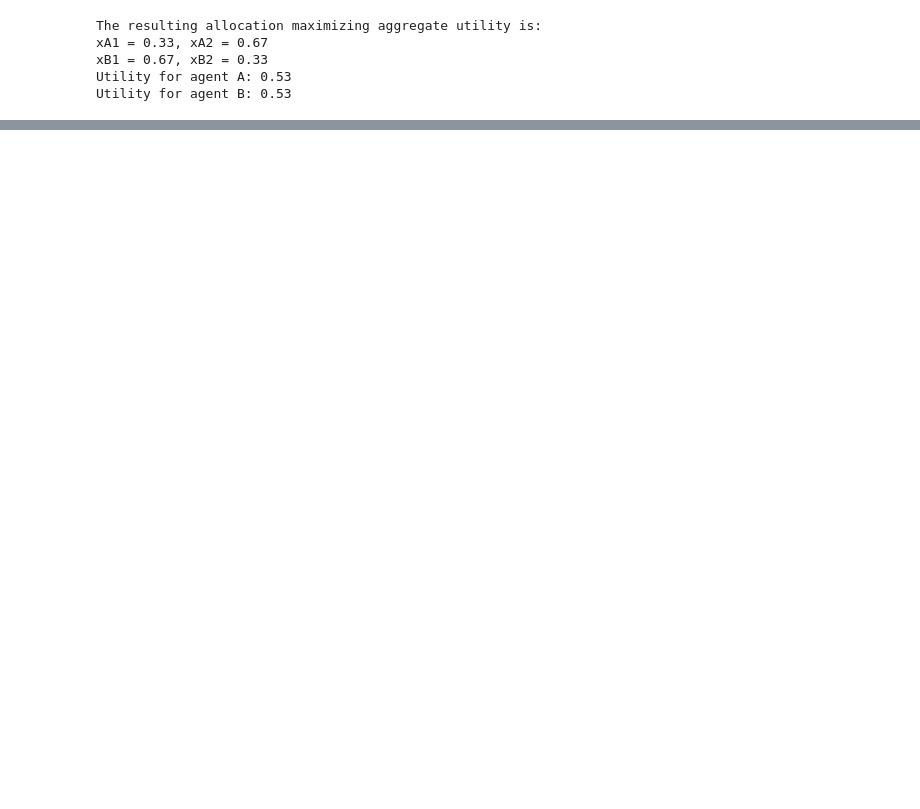
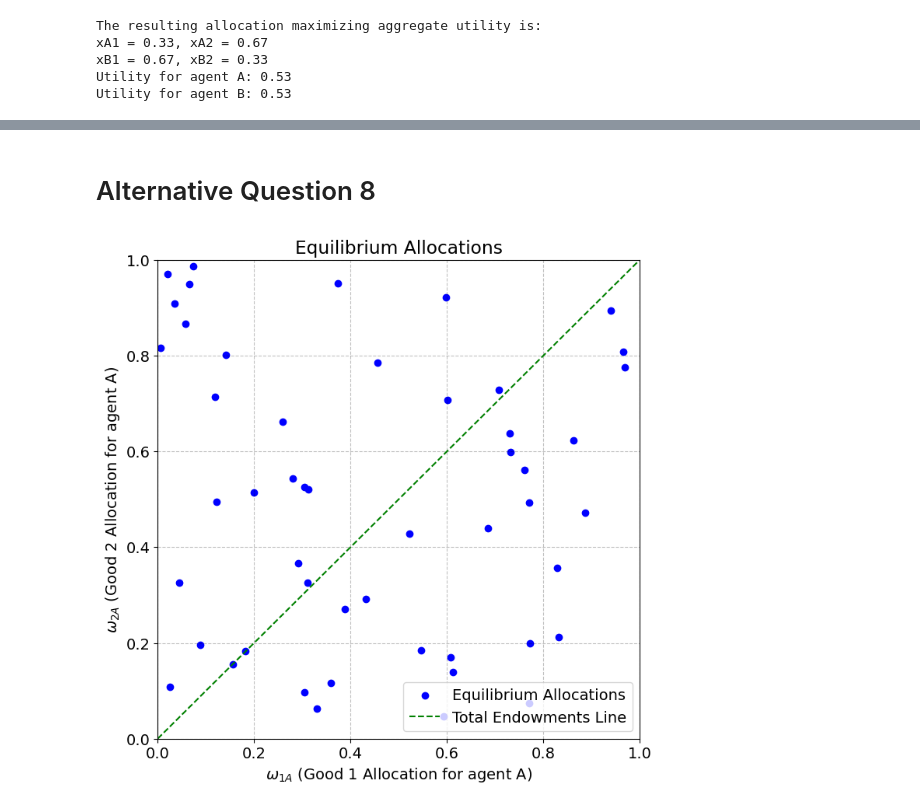
Before and after one commit to NumEconCopenhagen/projects-2024-malik-og-mads, a Jupyter notebook: inauguralproject/InauguralProject2024.ipynb, the cells around one changed output, grey strips where cells are left out. Saved outputs shown, nothing was run; the diff lists cells and outputs as text; code cells hidden in the pictures; blank space fills up the shorter version.

```diff
--- a/inauguralproject/InauguralProject2024.ipynb
+++ b/inauguralproject/InauguralProject2024.ipynb
@@ -443,0 +512,32 @@ plt.show()
+# %% [markdown]
+# Alternative Question 8
+# %%
+import numpy as np
+import matplotlib.pyplot as plt
+
+
+np.random.seed(42)
+W = np.random.uniform(0, 1, (50, 2))
+
+
+def estimate_equilibrium(omega_1A, omega_2A):
+
+    return omega_1A, omega_2A
+
+
+equilibrium_allocations = np.array([estimate_equilibrium(omega[0], omega[1]) for omega in W])
+
+
+plt.figure(figsize=(8, 8))
+plt.scatter(equilibrium_allocations[:, 0], equilibrium_allocations[:, 1], color='blue', label='Equilibrium Allocations')
+plt.title('Equilibrium Allocations')
+plt.xlabel('$\omega_{1A}$ (Good 1 Allocation for agent A)')
+plt.ylabel('$\omega_{2A}$ (Good 2 Allocation for agent A)')
+plt.xlim(0, 1)
+plt.ylim(0, 1)
+plt.axline((0, 0), (1, 1), color='green', linestyle='--', label='Total Endowments Line')
+plt.legend()
+plt.grid(True)
+plt.show()
+# %% [output]
+[figure, added]
```
Also changed, not shown: parts of 20 cells of this notebook.
